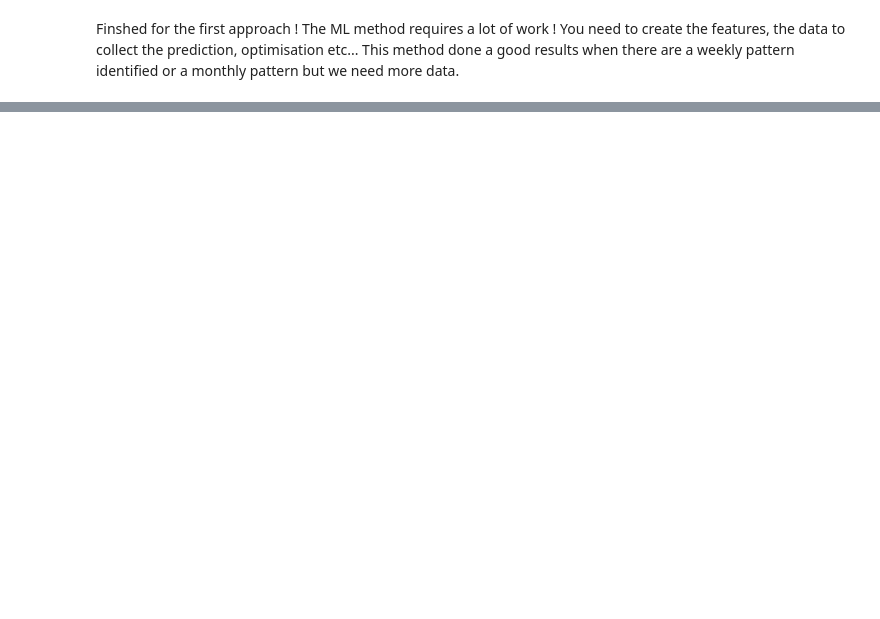
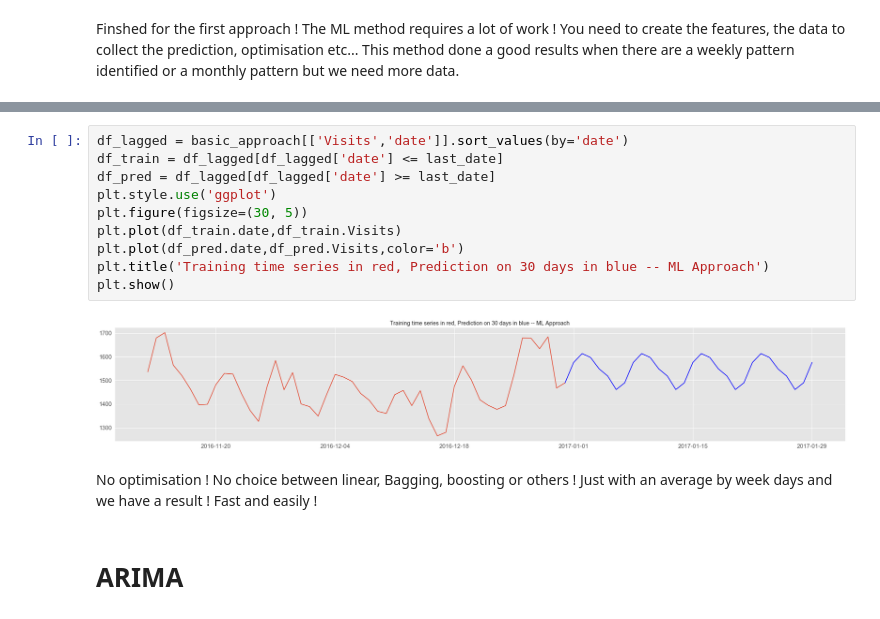
Before and after one commit to hoangntc/web-traffic-time-series-forecasting, a Jupyter notebook: reference/predictive-analysis-with-different-approach.ipynb, the cells around one changed output, grey strips where cells are left out. Cells and saved outputs as stored; diff of their text form; blank space fills up the shorter version.

```diff
--- a/reference/predictive-analysis-with-different-approach.ipynb
+++ b/reference/predictive-analysis-with-different-approach.ipynb
@@ -480,0 +516,16 @@ Finshed for the first approach ! The ML method requires a lot of work ! You need
+# %%
+df_lagged = basic_approach[['Visits','date']].sort_values(by='date')
+df_train = df_lagged[df_lagged['date'] <= last_date]
+df_pred = df_lagged[df_lagged['date'] >= last_date]
+plt.style.use('ggplot')
+plt.figure(figsize=(30, 5))
+plt.plot(df_train.date,df_train.Visits)
+plt.plot(df_pred.date,df_pred.Visits,color='b')
+plt.title('Training time series in red, Prediction on 30 days in blue -- ML Approach')
+plt.show()
+# %% [output]
+[figure, added]
+# %% [markdown]
+No optimisation ! No choice between linear, Bagging, boosting or others ! Just with an average by week days and we have a result ! Fast and easily !
+# %% [markdown]
+# ARIMA
```
Also changed, not shown: parts of 31 cells of this notebook.
